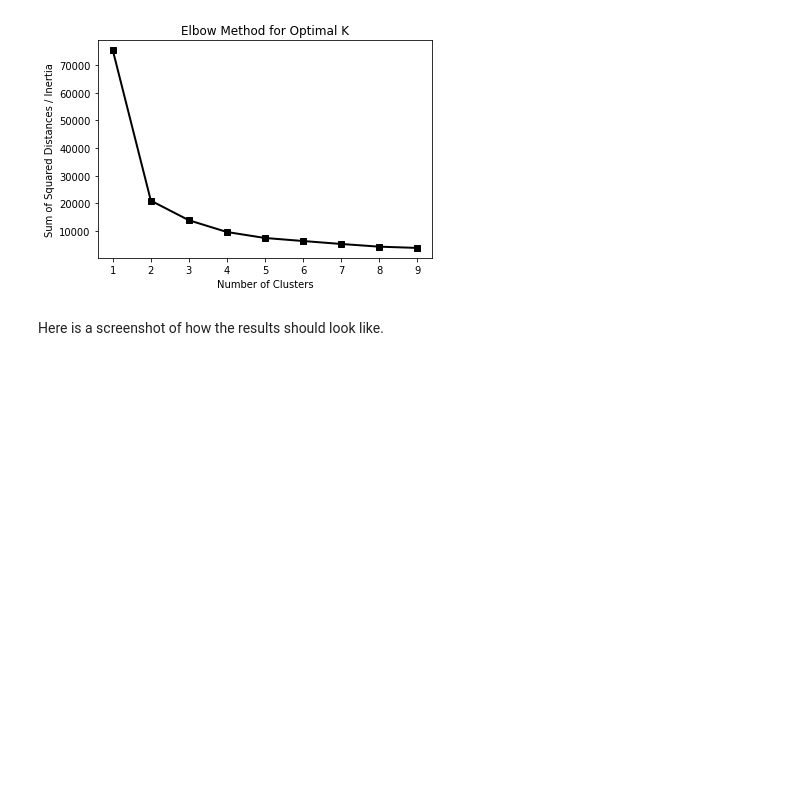
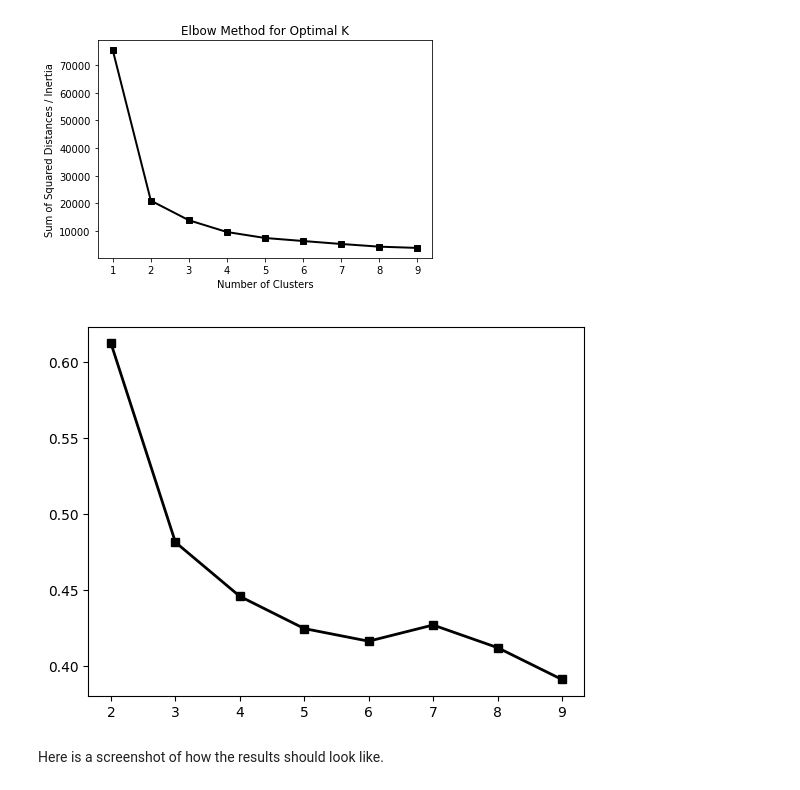
Before and after one commit to quentin02noel/2025_Intro_Python, a Jupyter notebook: notebook/W4_S1.ipynb, the cells around one changed output. Drawn from its saved outputs; the diff is of its cells as text; code cells hidden in the pictures; blank space fills up the shorter version.

```diff
--- a/notebook/W4_S1.ipynb
+++ b/notebook/W4_S1.ipynb
@@ -141,11 +155,12 @@ from sklearn._________ import __________________
 # %%
 # Perform silhouette analysis following instructions in the tutorial notebook
-______________ = []
-for num_clusters in range(2,10):
+liste = []
+L= range(2,10)
+for num_clusters in L:
   # initialise kmeans
-  ______ = _______(___________)
-  ______.fit(X)
-  cluster_labels = _______.__________
+  kmeans = KMeans(n_clusters=num_clusters)
+  kmeans.fit(X)
+  cluster_labels = kmeans.labels_
 
   # silhouette score
-  _____________.append(silhouette_score(_, ________________))
+  liste.append(silhouette_score(X, cluster_labels))
@@ -152,5 +169,10 @@ for num_clusters in range(2,10):
 # %%
 # Plot your silhouette analysis result here.
+
+plt.plot(L, liste, marker='s',c='k',lw=2)
+plt.show()
+# %% [output]
+[figure, added]
 # %% [markdown]
 Here is a screenshot of how the results should look like.
 # %% [markdown]
```
Also changed, not shown: parts of 20 cells of this notebook.
